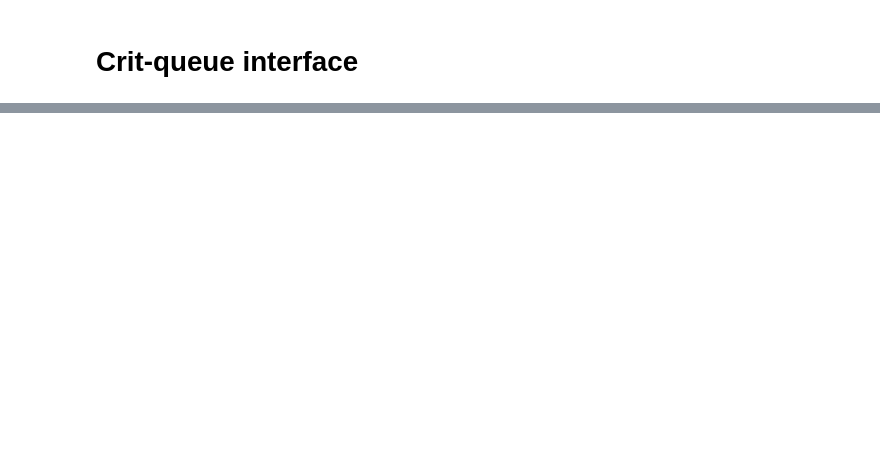
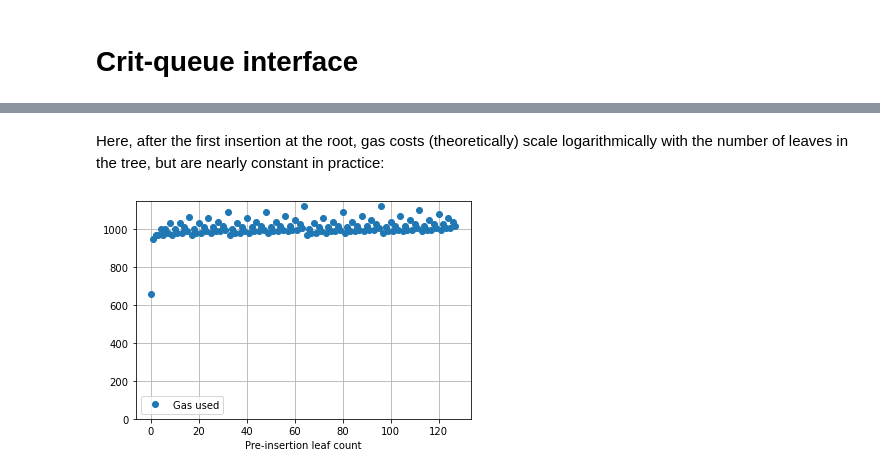
Before and after one commit to econia-labs/econia, a Jupyter notebook: src/jupyter/11_critqueue_benchmarking.ipynb, the cells around one changed output, grey strips where cells are left out. Saved outputs shown, nothing was run; the diff lists cells and outputs as text; code cells hidden in the pictures; blank space fills up the shorter version.

```diff
--- a/src/jupyter/11_critqueue_benchmarking.ipynb
+++ b/src/jupyter/11_critqueue_benchmarking.ipynb
@@ -151,6 +173,6 @@ tx_diagnostics(get_tx_json(remove(10, 0, 1)))
 # %%
 # Insert several key-value pairs.
-for i in range(10):
+for i in range(4):
     # Wait until successful.
     tx_diagnostics(get_tx_json(insert(10, 1)))
 # Dequeue.
@@ -163,0 +351,33 @@ tx_diagnostics(get_tx_json(reset()))
+# %%
+# Reset crit-queue store, waiting until tx clears.
+tx_diagnostics(get_tx_json(reset()))
+gas = {} # Init map from shift to gas used.
+for i in range(2 ** 7): # Loop over all 7-bit integers.
+    # Store JSON for key-value insertion pair tx.
+    tx_json = get_tx_json(insert(
+        insertion_key=i,
+        insertion_value=i))
+    # Assert successful transaction.
+    assert tx_json['success'] == True
+    # Log gas used for given insertion.
+    gas[i] = int(tx_json['gas_used'])
+    clear_output(wait=True) # Clear terminal output.
+    # Print gas used.
+    print(f'Pre-insertion leaf count: {i}, gas: {gas[i]}')
+clear_output() # Clear terminal output.
+# %%
+# Get gas DataFrame.
+gas_df = pd.DataFrame.from_dict(gas.items()).rename(
+    columns={
+        0: 'Pre-insertion leaf count',
+        1: 'Gas used'})
+# %% [markdown]
+Here, after the first insertion at the root, gas costs (theoretically) scale logarithmically with the number of leaves in the tree, but are nearly constant in practice:
+# %%
+ax = gas_df.plot(x='Pre-insertion leaf count',
+                 y='Gas used',
+                 grid=True,
+                 style='o');
+ax.set_ylim(ymin=0);
+# %% [output]
+[figure, added]
```
Also changed, not shown: parts of 36 cells of this notebook, 1 other file.
